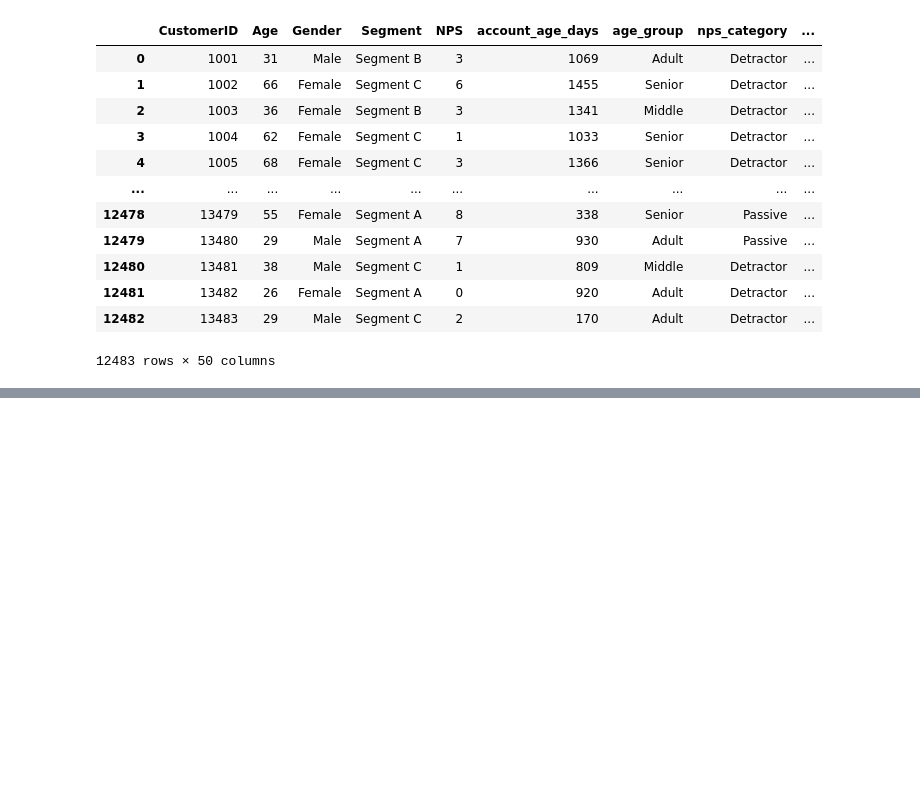
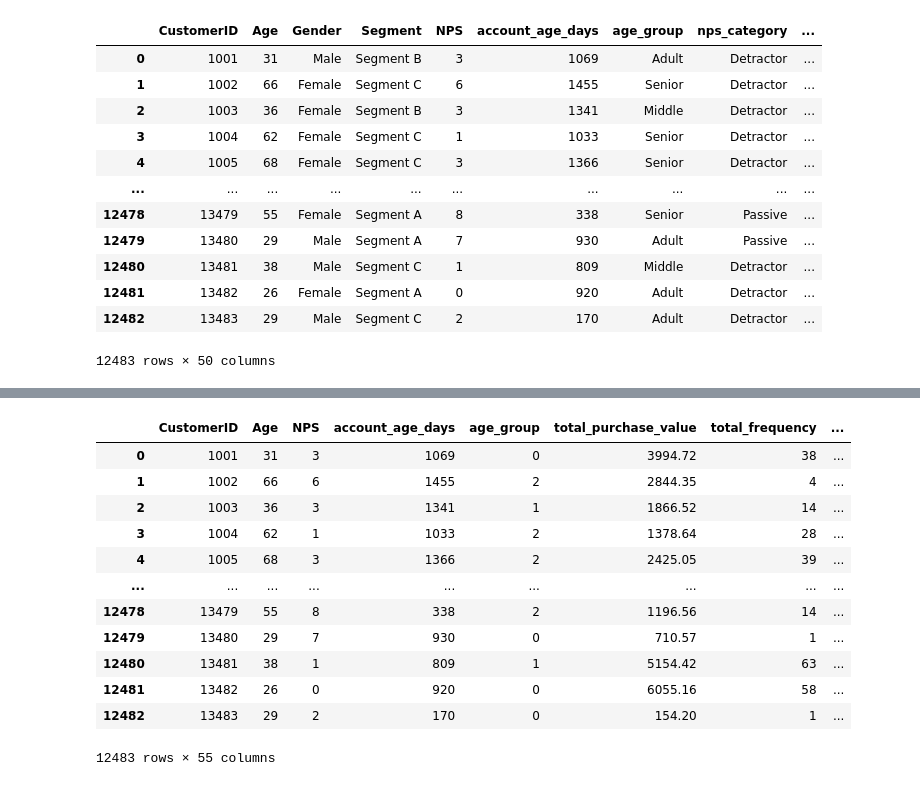
Before and after one commit to michizler/reder-analytics, a Jupyter notebook: preprocessing/clean.ipynb, the cells around one changed output, grey strips where cells are left out. Drawn from its saved outputs; the diff is of its cells as text; code cells hidden in the pictures; blank space fills up the shorter version.

Commit message:
Finished feature encoding

```diff
--- a/preprocessing/clean.ipynb
+++ b/preprocessing/clean.ipynb
@@ -610,0 +629,20 @@ customer_main
+# %%
+nominal_columns = ['Gender', 'Segment', 'nps_category']
+ordinal_columns = ['age_group', 'customer_segment']
+cardinal_columns = ['Plan']
+
+# OneHot Encoding
+
+from sklearn.preprocessing import OneHotEncoder, LabelEncoder
+
+ohc = OneHotEncoder(sparse_output=False)
+le = LabelEncoder()
+
+for col in nominal_columns:
+    encoded_col = ohc.fit_transform(customer_main[[col]])
+    enc_df = pd.DataFrame(encoded_col, columns=ohc.get_feature_names_out([col]))
+
+    # merge encoded columns to customer_main
+    customer_main = pd.concat([customer_main, enc_df], axis=1) # column-wise merging
+    customer_main.drop(columns=[col], inplace=True)
+customer_main.columns.values
@@ -610,0 +667,21 @@ customer_main
+# %%
+# Label encoding
+
+for col in ordinal_columns:
+    customer_main[col] = le.fit_transform(customer_main[col])
+
+customer_main
+# %% [output]
+|  | CustomerID | Age | NPS | account_age_days | age_group | total_purchase_value | total_frequency | ... |
+| 0 | 1001 | 31 | 3 | 1069 | 0 | 3994.72 | 38 | ... |
+| 1 | 1002 | 66 | 6 | 1455 | 2 | 2844.35 | 4 | ... |
+| 2 | 1003 | 36 | 3 | 1341 | 1 | 1866.52 | 14 | ... |
+| 3 | 1004 | 62 | 1 | 1033 | 2 | 1378.64 | 28 | ... |
+| 4 | 1005 | 68 | 3 | 1366 | 2 | 2425.05 | 39 | ... |
+| ... | ... | ... | ... | ... | ... | ... | ... | ... |
+| 12478 | 13479 | 55 | 8 | 338 | 2 | 1196.56 | 14 | ... |
+| 12479 | 13480 | 29 | 7 | 930 | 0 | 710.57 | 1 | ... |
+| 12480 | 13481 | 38 | 1 | 809 | 1 | 5154.42 | 63 | ... |
+| 12481 | 13482 | 26 | 0 | 920 | 0 | 6055.16 | 58 | ... |
+| 12482 | 13483 | 29 | 2 | 170 | 0 | 154.20 | 1 | ... |
+12483 rows × 55 columns
```
Also changed, not shown: parts of 4 cells of this notebook.
